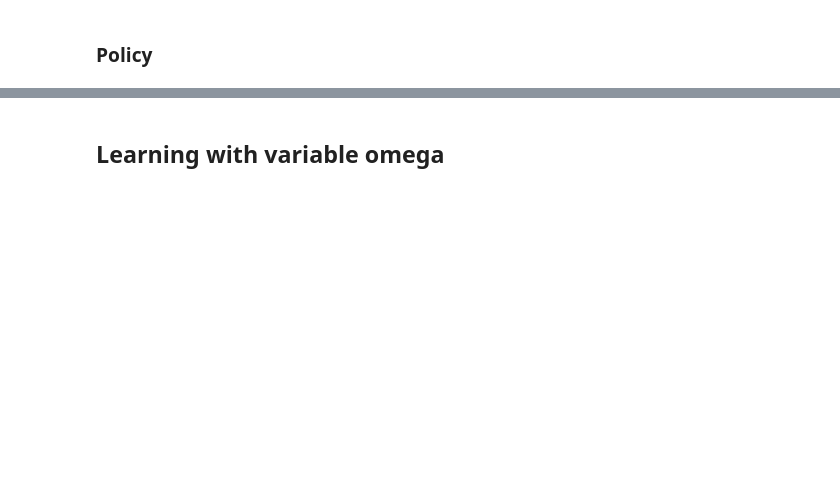
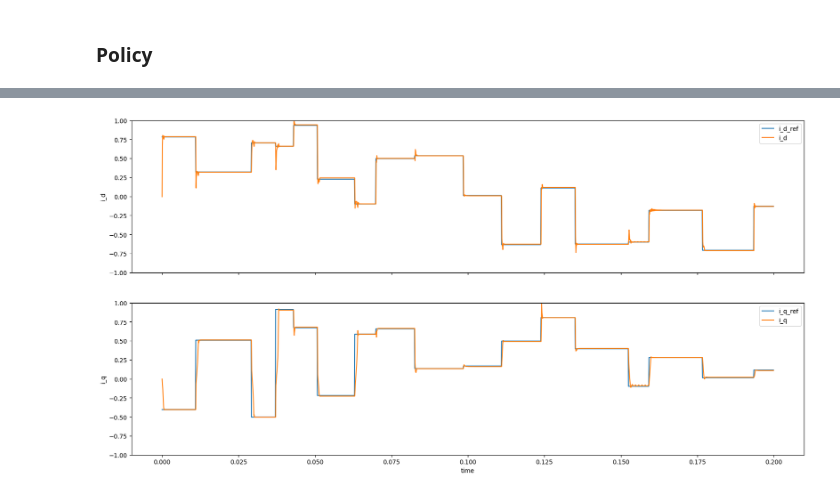
Before and after one commit to OliverSchw/dpc_project, a Jupyter notebook: notebooks/1.6.dpc_int_dt_error.ipynb, the cells around one changed output, grey strips where cells are left out. Cells and saved outputs as stored; diff of their text form; code cells hidden in the pictures; blank space fills up the shorter version.

```diff
--- a/notebooks/1.6.dpc_int_dt_error.ipynb
+++ b/notebooks/1.6.dpc_int_dt_error.ipynb
@@ -93,2 +124,0 @@ _,_,_=steps_eval(motor_env,reset_env,fin_policy2,featurize,jax.random.PRNGKey(2)
-# %% [markdown]
-## Learning with variable omega
@@ -109,0 +125,4 @@ opt_state_dif_omega = optimizer.init(policy_dif_omega)
+# %%
+_,_,_=steps_eval(motor_env,reset_env,fin_policy0,featurize_no_int,jax.random.PRNGKey(2),2000)
+# %% [output]
+[figure, added]
```
Also changed, not shown: parts of 21 cells of this notebook, 1 other file.
